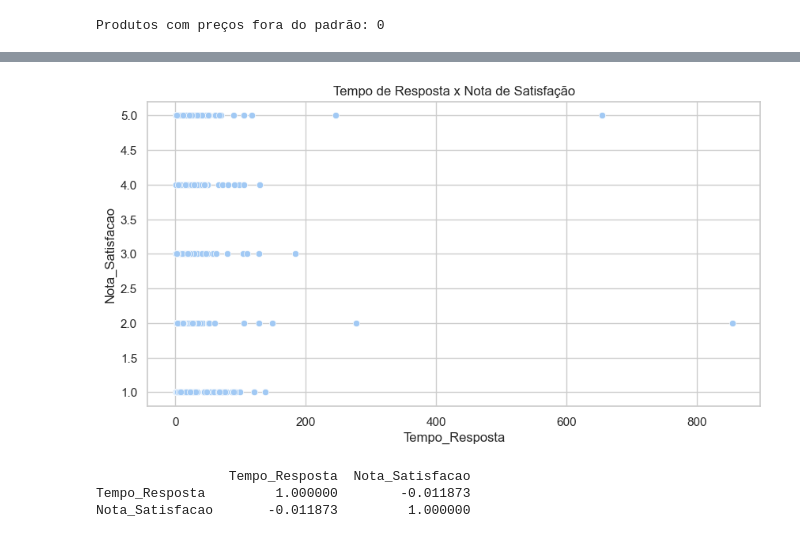
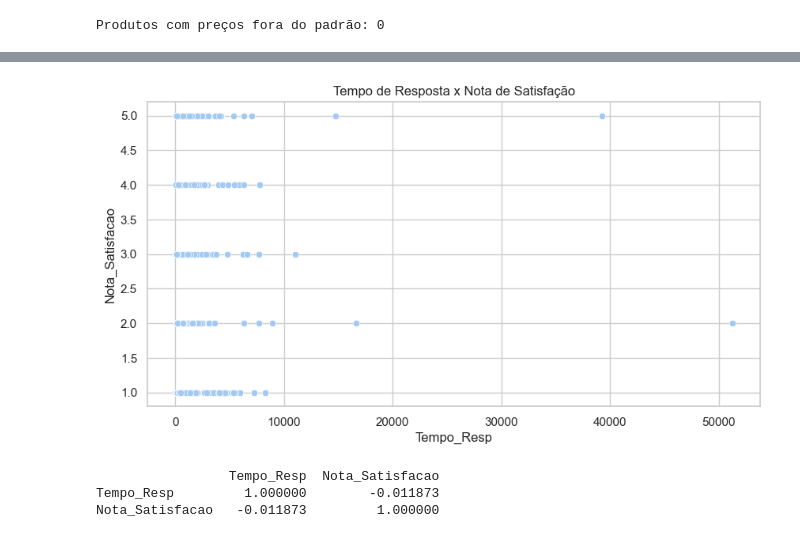
Before and after one commit to leticyanunes/Projeto_NARA, a Jupyter notebook: Projeto.NARA.ipynb, the cells around one changed output, grey strips where cells are left out. Drawn from its saved outputs; the diff is of its cells as text; code cells hidden in the pictures.

```diff
--- a/Projeto.NARA.ipynb
+++ b/Projeto.NARA.ipynb
@@ -208,3 +209,6 @@ atendimentos
 | 299 | 300 | 48 | Elogio | 2023-04-08 | 138.04 | 1 |
 | 300 | 301 | 80 | Elogio | 2022-05-04 | 11.67 | 5 |
 301 rows × 6 columns
+# %%
+atendimentos['Tempo_Resp'] = atendimentos['Tempo_Resposta'] * 60
+atendimentos
@@ -210,0 +229,3 @@ atendimentos
+# %%
+atendimentos = atendimentos.drop('Tempo_Resposta', axis=1)
+atendimentos
@@ -380,14 +466,14 @@ base_merged[['Preco', 'Valor_Total', 'Nota']].corr()
 # %%
-sns.scatterplot(x='Tempo_Resposta', y='Nota_Satisfacao', data=atendimentos)
+sns.scatterplot(x='Tempo_Resp', y='Nota_Satisfacao', data=atendimentos)
 plt.title("Tempo de Resposta x Nota de Satisfação")
 plt.show()
 
-print(atendimentos[['Tempo_Resposta', 'Nota_Satisfacao']].corr())
+print(atendimentos[['Tempo_Resp', 'Nota_Satisfacao']].corr())
 # %% [output]
-[figure, old version]
+[figure, new version]
-                 Tempo_Resposta  Nota_Satisfacao
-Tempo_Resposta         1.000000        -0.011873
-Nota_Satisfacao       -0.011873         1.000000
+                 Tempo_Resp  Nota_Satisfacao
+Tempo_Resp         1.000000        -0.011873
+Nota_Satisfacao   -0.011873         1.000000
 # %%
 df_vendas['Mes'] = df_vendas['Data'].dt.to_period('M')
 canal_mensal = df_vendas.groupby(['Mes', 'Canal'])['Valor_Total'].sum().unstack()
```
Also changed, not shown: parts of 14 cells of this notebook, 3 other files.
